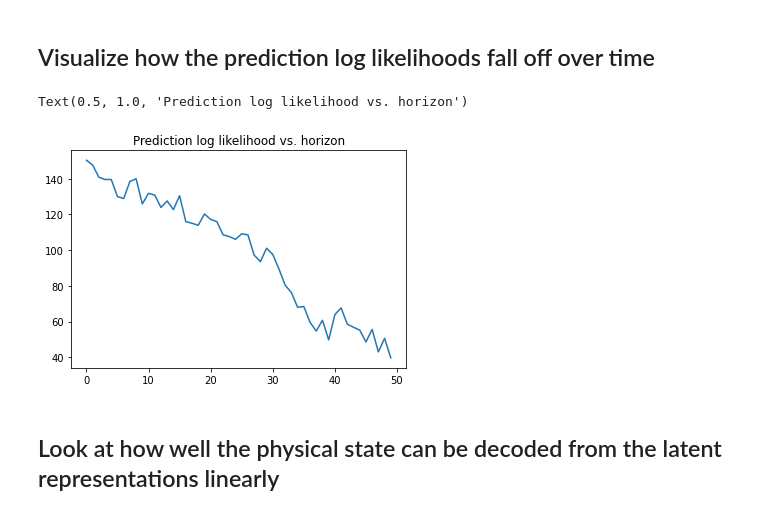
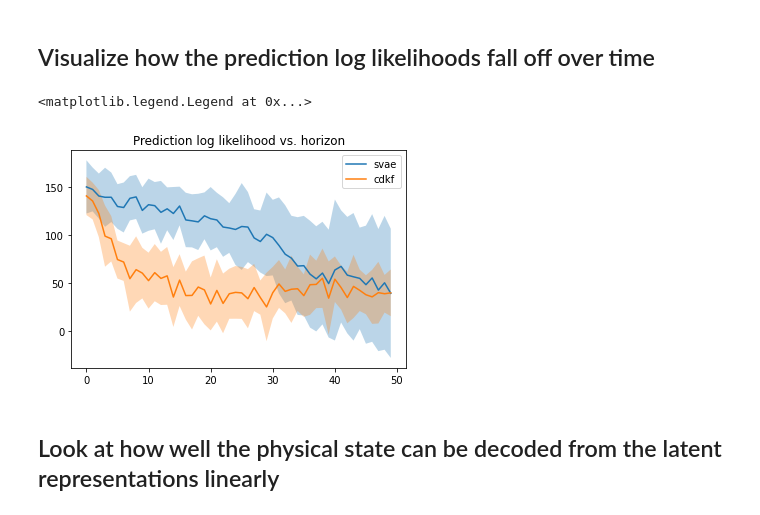
Before and after one commit to matthew9671/MattLab, a Jupyter notebook: Revisiting_SVAE.ipynb, the cells around one changed output. Saved outputs shown, nothing was run; the diff lists cells and outputs as text; code cells hidden in the pictures.

```diff
--- a/Revisiting_SVAE.ipynb
+++ b/Revisiting_SVAE.ipynb
@@ -3861,13 +3843,21 @@ for i in range(D):
 # %%
 # Get rid of the bad run...
 # TODO: do this without hard coding...!
-valid_pred_lls = np.concatenate([pred_lls[:6], pred_lls[7:]])
+# valid_pred_lls = np.concatenate([pred_lls[:6], pred_lls[7:]])
-# %%
-plt.plot(valid_pred_lls.mean(axis=0))
-plt.title("Prediction log likelihood vs. horizon")
-# %% [output]
-Text(0.5, 1.0, 'Prediction log likelihood vs. horizon')
-[figure, removed]
+# %%
+pred_std = valid_pred_lls.var(axis=0) ** 0.5
+pred_mean = valid_pred_lls.mean(axis=0)
+plt.plot(pred_mean, label="svae")
+plt.fill_between(np.arange(pred_mean.shape[0]), pred_mean-pred_std, pred_mean+pred_std, alpha=0.3)
+pred_std = pred_lls.var(axis=0) ** 0.5
+pred_mean = pred_lls.mean(axis=0)
+plt.plot(pred_mean, label="cdkf")
+plt.fill_between(np.arange(pred_mean.shape[0]), pred_mean-pred_std, pred_mean+pred_std, alpha=0.3)
+plt.title("Prediction log likelihood vs. horizon")
+plt.legend()
+# %% [output]
+<matplotlib.legend.Legend at 0x...>
+[figure, added]
 # %% [markdown]
 ## Look at how well the physical state can be decoded from the latent representations linearly
 # %%
```
Also changed, not shown: parts of 24 cells of this notebook.
